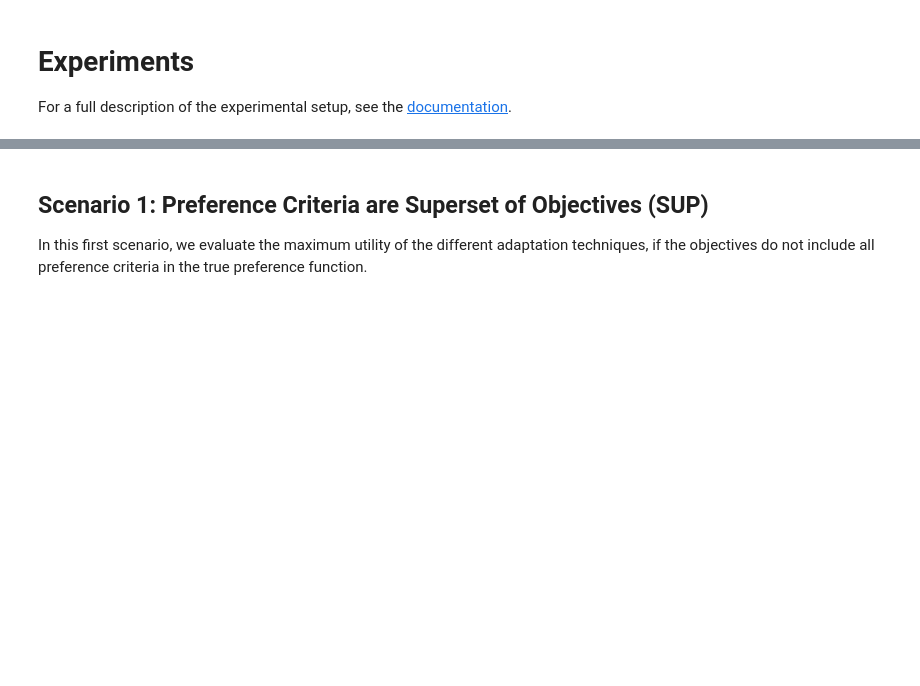
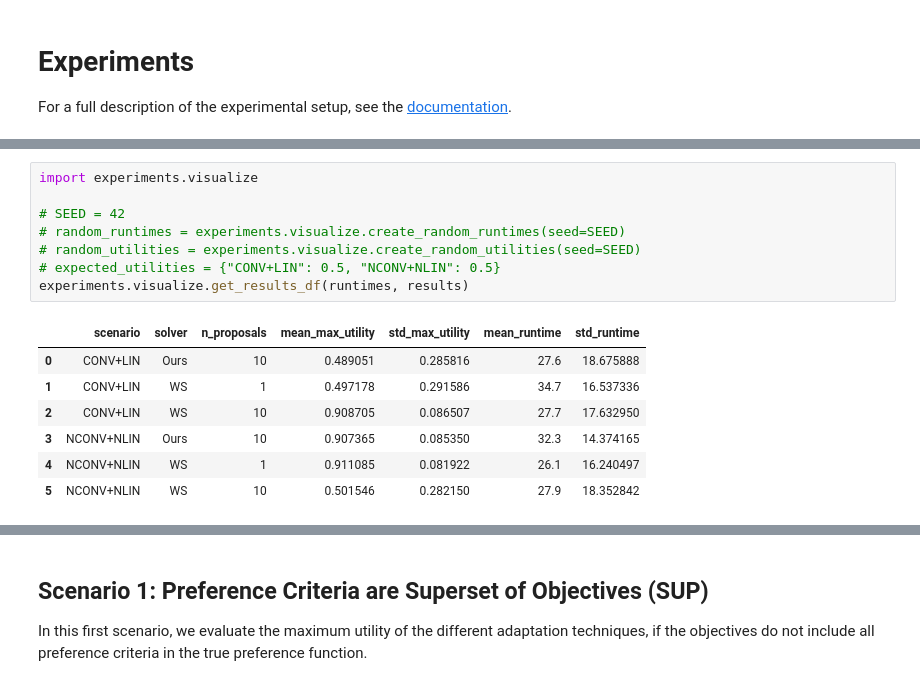
Before and after one commit to christophajohns/auit-pareto-solver, a Jupyter notebook: evaluation.ipynb, the cells around one changed output, grey strips where cells are left out. Saved outputs shown, nothing was run; the diff lists cells and outputs as text; blank space fills up the shorter version.

```diff
--- a/evaluation.ipynb
+++ b/evaluation.ipynb
@@ -17,0 +127,16 @@ adaptations = {}
+# %%
+import experiments.visualize
+
+# SEED = 42
+# random_runtimes = experiments.visualize.create_random_runtimes(seed=SEED)
+# random_utilities = experiments.visualize.create_random_utilities(seed=SEED)
+# expected_utilities = {"CONV+LIN": 0.5, "NCONV+NLIN": 0.5}
+experiments.visualize.get_results_df(runtimes, results)
+# %% [output]
+|  | scenario | solver | n_proposals | mean_max_utility | std_max_utility | mean_runtime | std_runtime |
+| 0 | CONV+LIN | Ours | 10 | 0.489051 | 0.285816 | 27.6 | 18.675888 |
+| 1 | CONV+LIN | WS | 1 | 0.497178 | 0.291586 | 34.7 | 16.537336 |
+| 2 | CONV+LIN | WS | 10 | 0.908705 | 0.086507 | 27.7 | 17.632950 |
+| 3 | NCONV+NLIN | Ours | 10 | 0.907365 | 0.085350 | 32.3 | 14.374165 |
+| 4 | NCONV+NLIN | WS | 1 | 0.911085 | 0.081922 | 26.1 | 16.240497 |
+| 5 | NCONV+NLIN | WS | 10 | 0.501546 | 0.282150 | 27.9 | 18.352842 |
```
Also changed, not shown: parts of 19 cells of this notebook, 9 other files.
